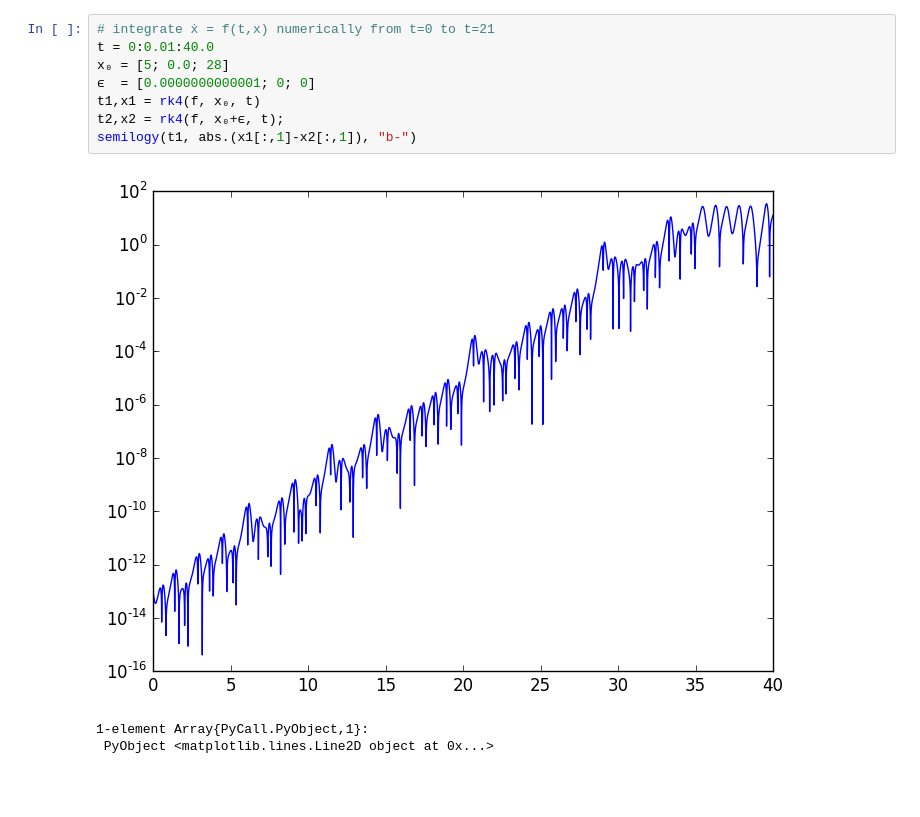
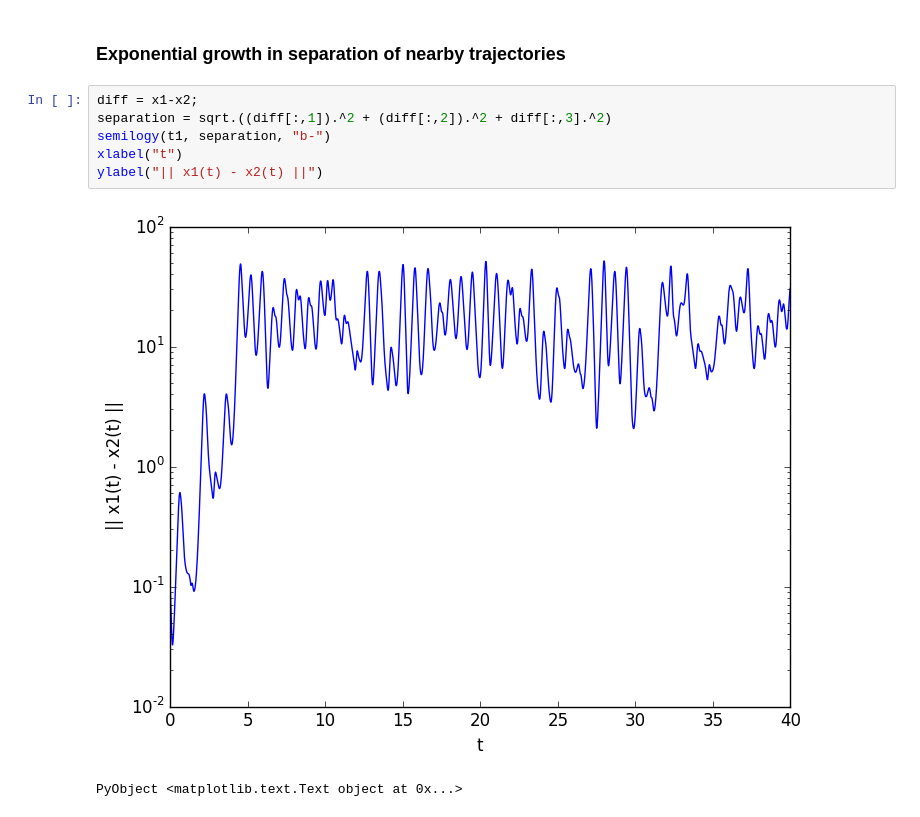
Before and after one commit to johnfgibson/math527, a Jupyter notebook: lectures/lecture-39-lorenz.ipynb, the cells around one changed output. Cells and saved outputs as stored; diff of their text form; blank space fills up the shorter version.

```diff
--- a/lectures/lecture-39-lorenz.ipynb
+++ b/lectures/lecture-39-lorenz.ipynb
@@ -95,12 +108,11 @@ plot(t2, x2[:,1], "g-")
-# %%
-# integrate ẋ = f(t,x) numerically from t=0 to t=21
-t = 0:0.01:40.0
-x₀ = [5; 0.0; 28]
-ϵ  = [0.0000000000001; 0; 0]
-t1,x1 = rk4(f, x₀, t)
-t2,x2 = rk4(f, x₀+ϵ, t);
-semilogy(t1, abs.(x1[:,1]-x2[:,1]), "b-")
-# %% [output]
-[figure, removed]
-1-element Array{PyCall.PyObject,1}:
- PyObject <matplotlib.lines.Line2D object at 0x...>
+# %% [markdown]
+### Exponential growth in separation of nearby trajectories
+# %%
+diff = x1-x2;
+separation = sqrt.((diff[:,1]).^2 + (diff[:,2]).^2 + diff[:,3].^2)
+semilogy(t1, separation, "b-")
+xlabel("t")
+ylabel("|| x1(t) - x2(t) ||")
+# %% [output]
+[figure, added]
+PyObject <matplotlib.text.Text object at 0x...>
```
Also changed, not shown: parts of 25 cells of this notebook.
